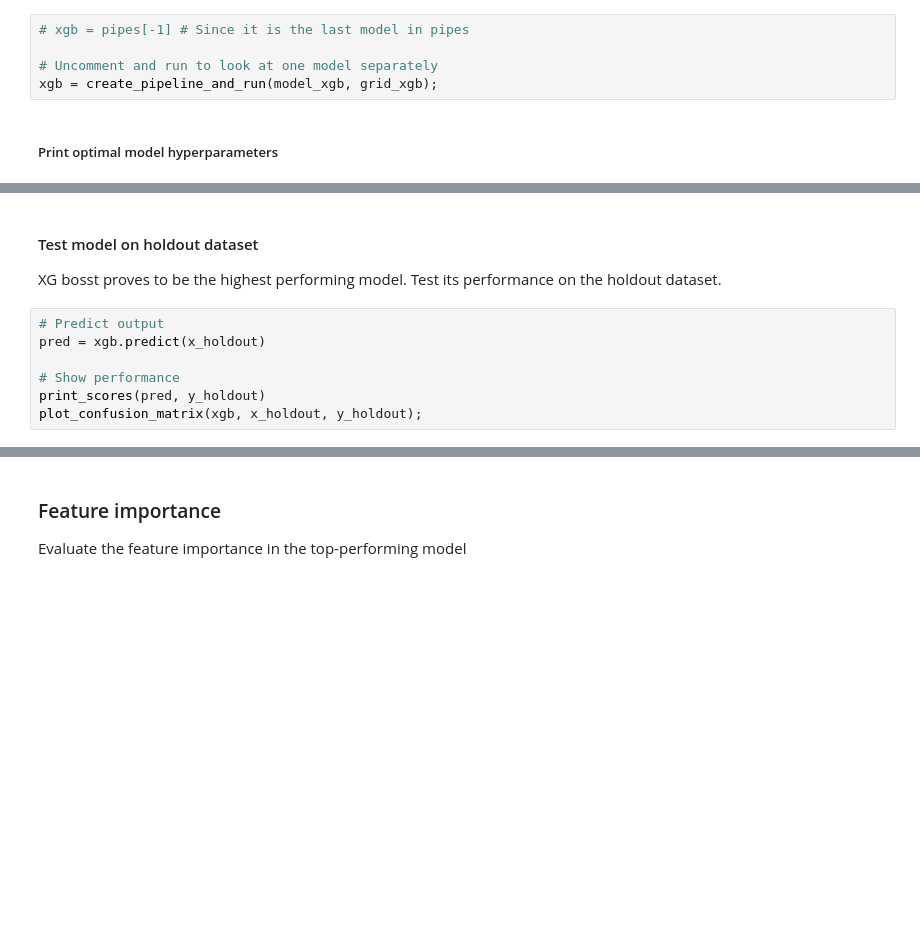
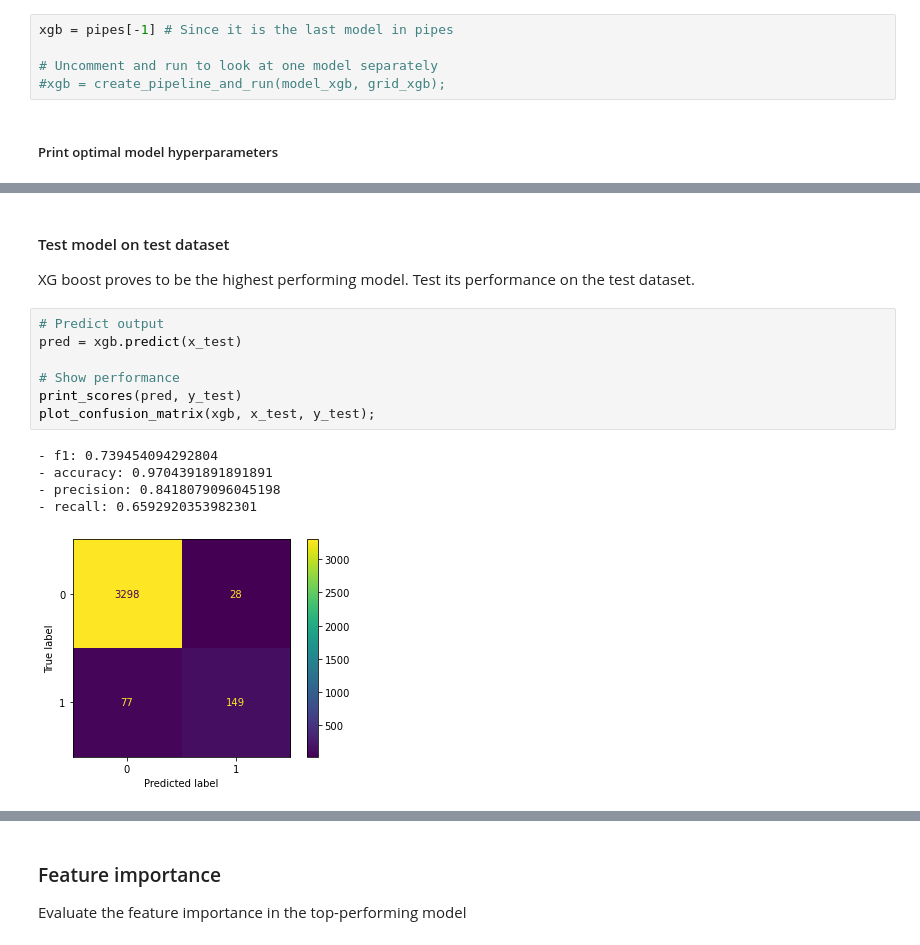
Before and after one commit to sethnlewis/Predicting-Political-Revolutions, a Jupyter notebook: notebooks/MODEL.ipynb, the cells around one changed output, grey strips where cells are left out. Cells and saved outputs as stored; diff of their text form; blank space fills up the shorter version.

```diff
--- a/notebooks/MODEL.ipynb
+++ b/notebooks/MODEL.ipynb
@@ -526,10 +608,10 @@ Run this cell to output the performance of all above-defined models in one place
 
 Choose which model to run in the below cell (used for iterative testing and investigating model specifics without running all models)
 # %%
-# xgb = pipes[-1] # Since it is the last model in pipes
+xgb = pipes[-1] # Since it is the last model in pipes
 
 # Uncomment and run to look at one model separately
-xgb = create_pipeline_and_run(model_xgb, grid_xgb);
+#xgb = create_pipeline_and_run(model_xgb, grid_xgb);
 # %% [markdown]
 ##### Print optimal model hyperparameters
 # %%
@@ -537,13 +629,19 @@ print(xgb.steps[2])
 # %% [markdown]
-#### Test model on holdout dataset
+#### Test model on test dataset
 
-XG bosst proves to be the highest performing model. Test its performance on the holdout dataset.
+XG boost proves to be the highest performing model. Test its performance on the test dataset.
 # %%
 # Predict output
-pred = xgb.predict(x_holdout)
+pred = xgb.predict(x_test)
 
 # Show performance
-print_scores(pred, y_holdout)
-plot_confusion_matrix(xgb, x_holdout, y_holdout);
+print_scores(pred, y_test)
+plot_confusion_matrix(xgb, x_test, y_test);
+# %% [output]
+- f1: 0.739454094292804
+- accuracy: 0.9704391891891891
+- precision: 0.8418079096045198
+- recall: 0.6592920353982301
+[figure, added]
 # %%
 # Predict output
```
Also changed, not shown: parts of 36 cells of this notebook, 7 other files.
